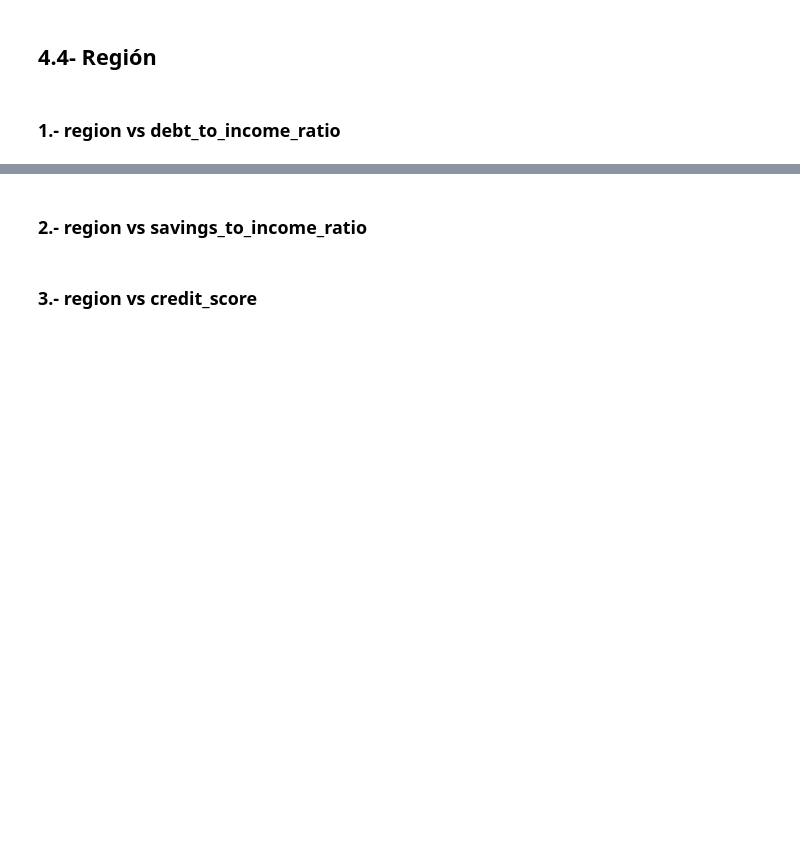
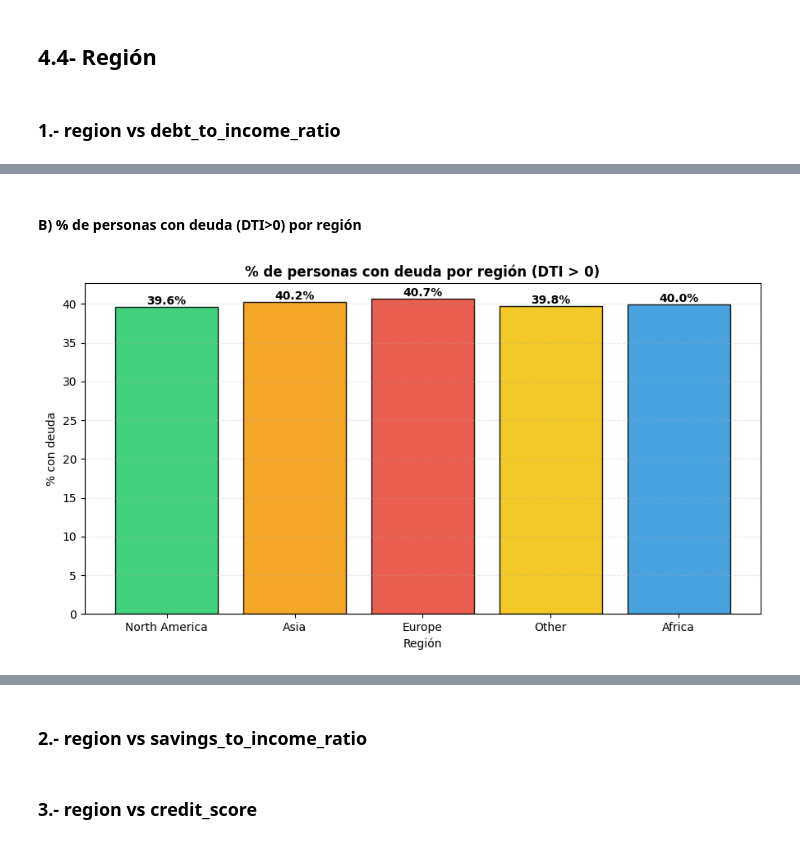
Before and after one commit to RogerFernando98/Big-4-Financial-Risk-Insights-2020-2025-, a Jupyter notebook: notebooks/3_eda.ipynb, the cells around one changed output, grey strips where cells are left out. Cells and saved outputs as stored; diff of their text form; code cells hidden in the pictures; blank space fills up the shorter version.

```diff
--- a/notebooks/3_eda.ipynb
+++ b/notebooks/3_eda.ipynb
@@ -1258,0 +1196,15 @@ stats
+# %% [markdown]
+#### B) % de personas con deuda (DTI>0) por región
+# %%
+plt.figure(figsize=(9,5))
+bars = plt.bar(stats.index.astype(str), stats["pct_deuda"].values,
+               color=[color_activos, color_extra1, color_churned, color_extra2, color_total][:len(stats)],
+               edgecolor='black', linewidth=1, alpha=.9)
+plt.title("% de personas con deuda por región (DTI > 0)", fontweight='bold')
+plt.ylabel("% con deuda"); plt.xlabel("Región")
+plt.grid(axis='y', alpha=.25, linestyle='--')
+for b,v in zip(bars, stats["pct_deuda"].values):
+    plt.text(b.get_x()+b.get_width()/2, v, f"{v:.1f}%", ha='center', va='bottom', fontweight='bold')
+plt.tight_layout(); plt.show()
+# %% [output]
+[figure, added]
```
Also changed, not shown: parts of 5 cells of this notebook.
